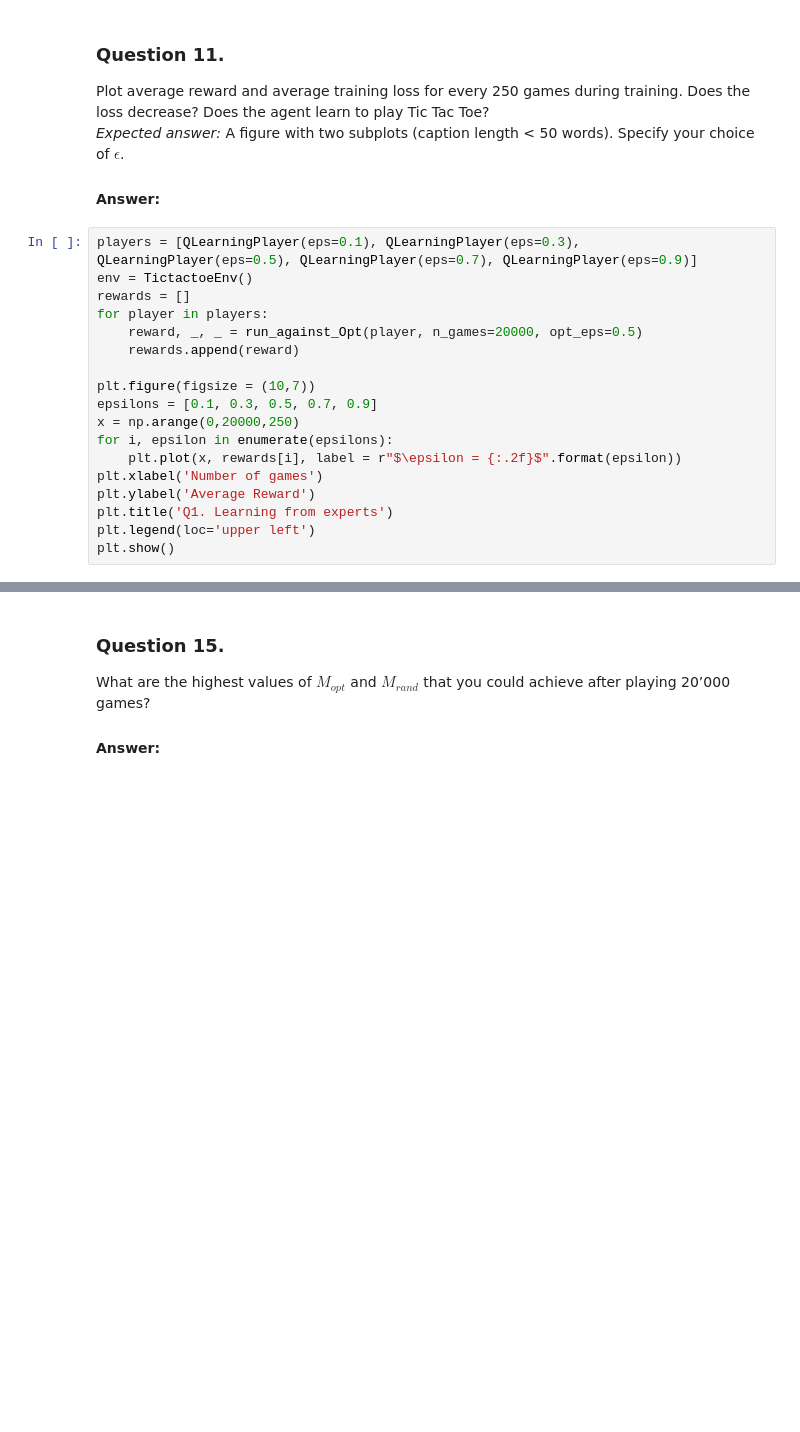
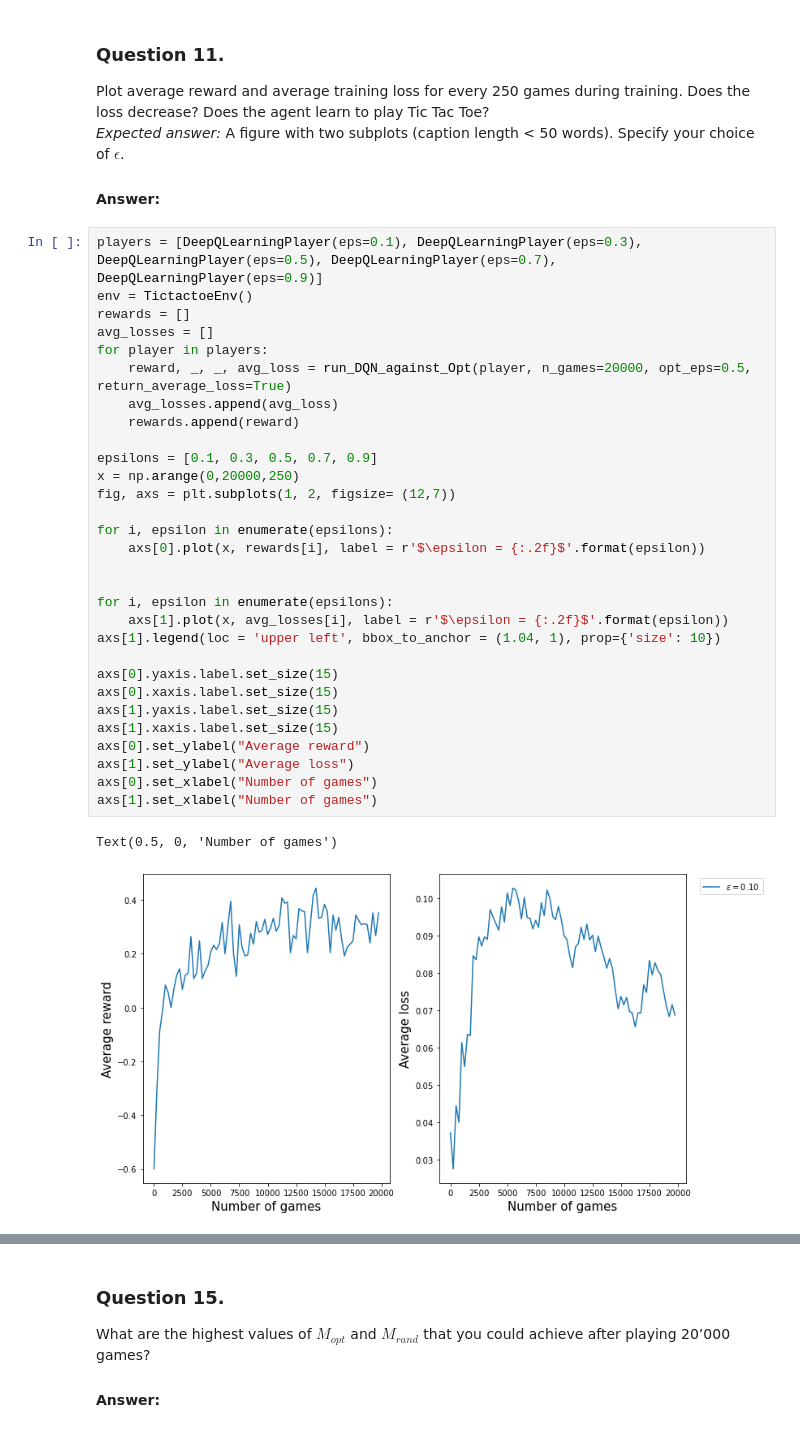
Before and after one commit to jgoumaz/EPFL_ANN_TicTacToe, a Jupyter notebook: questions.ipynb, the cells around one changed output, grey strips where cells are left out. Saved outputs shown, nothing was run; the diff lists cells and outputs as text; blank space fills up the shorter version.

```diff
--- a/questions.ipynb
+++ b/questions.ipynb
@@ -427,23 +432,38 @@ Plot average reward and average training loss for every 250 games during trainin
 
 #### Answer:
 # %%
-players = [QLearningPlayer(eps=0.1), QLearningPlayer(eps=0.3), QLearningPlayer(eps=0.5), QLearningPlayer(eps=0.7), QLearningPlayer(eps=0.9)]
+players = [DeepQLearningPlayer(eps=0.1), DeepQLearningPlayer(eps=0.3), DeepQLearningPlayer(eps=0.5), DeepQLearningPlayer(eps=0.7), DeepQLearningPlayer(eps=0.9)]
 env = TictactoeEnv()
 rewards = []
+avg_losses = []
 for player in players:
-    reward, _, _ = run_against_Opt(player, n_games=20000, opt_eps=0.5)
+    reward, _, _, avg_loss = run_DQN_against_Opt(player, n_games=20000, opt_eps=0.5, return_average_loss=True)
+    avg_losses.append(avg_loss)
     rewards.append(reward)
 
-plt.figure(figsize = (10,7))
 epsilons = [0.1, 0.3, 0.5, 0.7, 0.9]
 x = np.arange(0,20000,250)
+fig, axs = plt.subplots(1, 2, figsize= (12,7))
+
 for i, epsilon in enumerate(epsilons):
-    plt.plot(x, rewards[i], label = r"$\epsilon = {:.2f}$".format(epsilon))
-plt.xlabel('Number of games')
-plt.ylabel('Average Reward')
-plt.title('Q1. Learning from experts')
-plt.legend(loc='upper left')
-plt.show()
+    axs[0].plot(x, rewards[i], label = r'$\epsilon = {:.2f}$'.format(epsilon))
+
+
+for i, epsilon in enumerate(epsilons):
+    axs[1].plot(x, avg_losses[i], label = r'$\epsilon = {:.2f}$'.format(epsilon))
+axs[1].legend(loc = 'upper left', bbox_to_anchor = (1.04, 1), prop={'size': 10})
+
+axs[0].yaxis.label.set_size(15)
+axs[0].xaxis.label.set_size(15)
+axs[1].yaxis.label.set_size(15)
+axs[1].xaxis.label.set_size(15)
+axs[0].set_ylabel("Average reward")
+axs[1].set_ylabel("Average loss")
+axs[0].set_xlabel("Number of games")
+axs[1].set_xlabel("Number of games")
+# %% [output]
+Text(0.5, 0, 'Number of games')
+[figure, added]
 # %% [markdown]
 ### Question 12. <a class="anchor" id="Q12"></a>
 Repeat the training but without the replay buffer and with a batch size of 1: At every step, update the network by using only the latest transition. What do you observe? <br>
```
Also changed, not shown: parts of 26 cells of this notebook.
